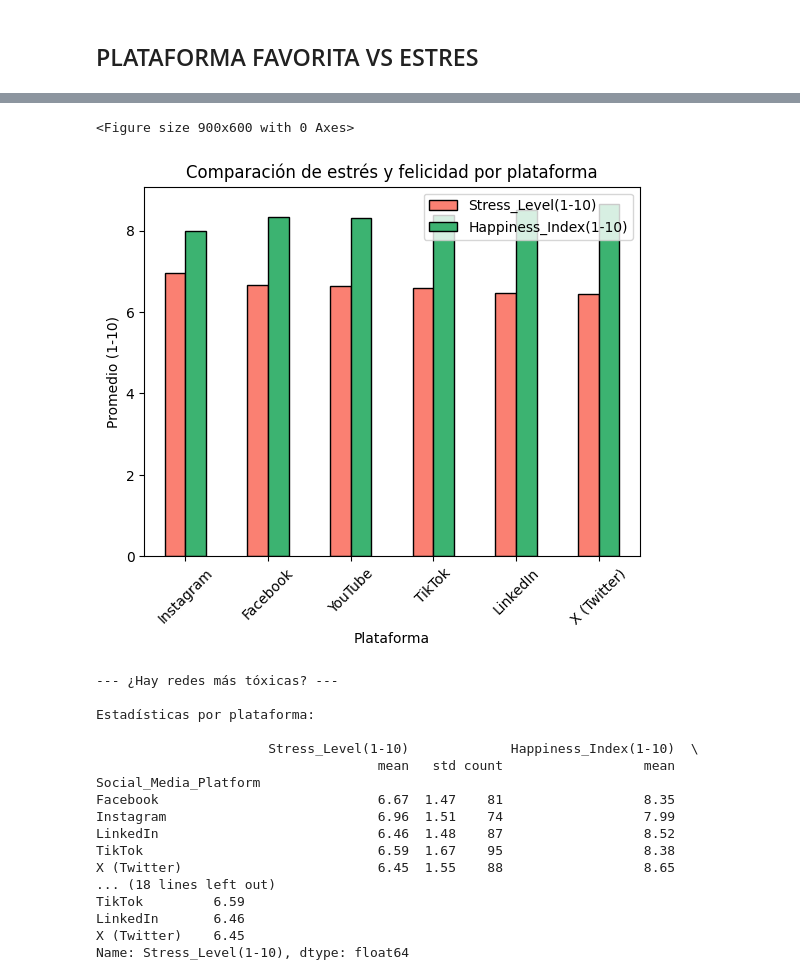
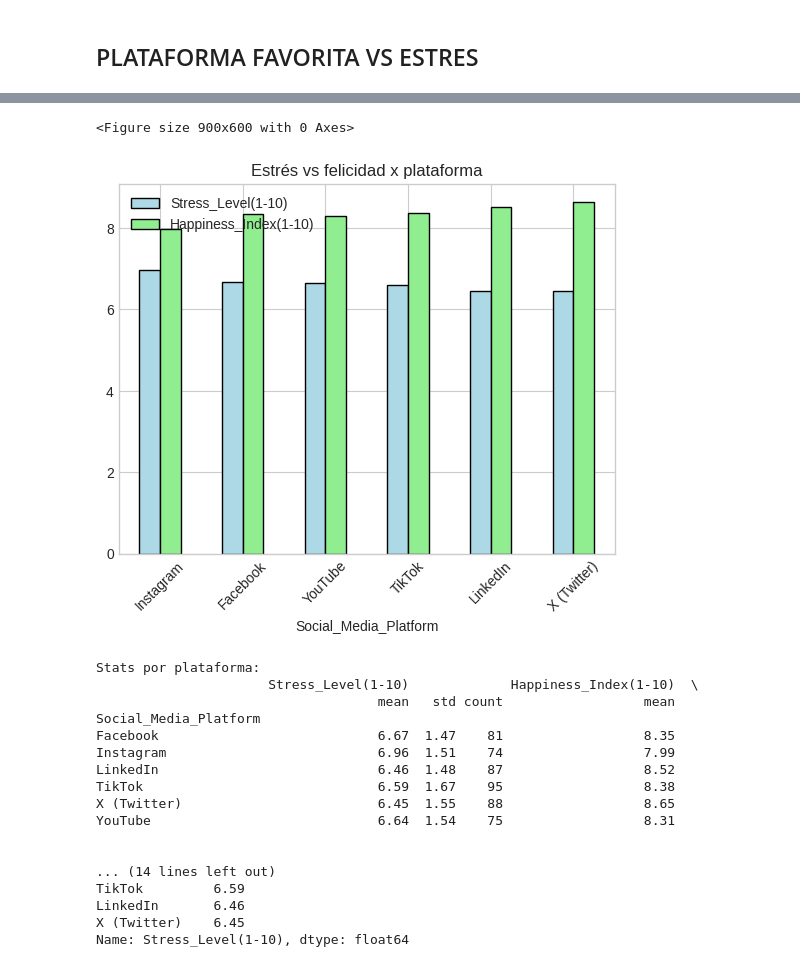
Before and after one commit to Neyder2502/salud-mental-analisis-datos, a Jupyter notebook: notebooks/Neyder.ipynb, the cells around one changed output, grey strips where cells are left out. Saved outputs shown, nothing was run; the diff lists cells and outputs as text; code cells hidden in the pictures.

```diff
--- a/notebooks/Neyder.ipynb
+++ b/notebooks/Neyder.ipynb
@@ -372,61 +312,44 @@ Name: Happiness_Index(1-10), dtype: float64
 # %% [markdown]
 ## PLATAFORMA FAVORITA VS ESTRES
 # %%
-# Calcular promedio de estrés por plataforma
-estres_plataforma = (
-    df.groupby('Social_Media_Platform')['Stress_Level(1-10)']
-      .mean()
-      .sort_values(ascending=False))
+# estres promedio x plataforma
+estres_plat = df.groupby('Social_Media_Platform')['Stress_Level(1-10)'].mean().sort_values(ascending=False)
 
-# 1. Barras de estrés por plataforma
+# barras estres
 plt.figure(figsize=(8,5))
-sns.barplot(x=estres_plataforma.index, y=estres_plataforma.values, palette="Reds_r")
-plt.axhline(y=df['Stress_Level(1-10)'].mean(), color="black", linestyle="--", label="Promedio general")
-
-plt.title("Estrés promedio por plataforma")
-plt.xlabel("Plataforma")
-plt.ylabel("Nivel de estrés promedio (1-10)")
-plt.xticks(rotation=45)
-plt.legend()
-plt.show()
-
-# 2. Boxplot del estrés por plataforma
-plt.figure(figsize=(8,5))
-sns.boxplot(data=df, x='Social_Media_Platform', y='Stress_Level(1-10)')
-plt.title("Distribución del estrés por plataforma")
-plt.xlabel("Plataforma")
-plt.ylabel("Nivel de estrés (1-10)")
+sns.barplot(x=estres_plat.index, y=estres_plat.values, palette="Reds_r")
+plt.axhline(y=df['Stress_Level(1-10)'].mean(), color="black", linestyle="--")
+plt.title("Estrés x plataforma")
 plt.xticks(rotation=45)
 plt.show()
 
-# 3. Comparación: Estrés vs Felicidad
-comparacion = (
-    df.groupby('Social_Media_Platform')[['Stress_Level(1-10)', 'Happiness_Index(1-10)']]
-      .mean()
-      .sort_values('Stress_Level(1-10)', ascending=False)
-)
-
-plt.figure(figsize=(9,6))
-comparacion.plot(kind='bar', color=['salmon', 'mediumseagreen'], edgecolor='black')
-plt.title("Comparación de estrés y felicidad por plataforma")
-plt.xlabel("Plataforma")
-plt.ylabel("Promedio (1-10)")
+# boxplot estres
+plt.figure(figsize=(8,5))
+sns.boxplot(data=df, x='Social_Media_Platform', y='Stress_Level(1-10)')
+plt.title("Distribución estrés x plataforma")
 plt.xticks(rotation=45)
 plt.show()
 
-# 4. Tabla estadística completa
-print("\n--- ¿Hay redes más tóxicas? ---\n")
+# comparar estres y felicidad
+comp = df.groupby('Social_Media_Platform')[['Stress_Level(1-10)', 'Happiness_Index(1-10)']].mean()
+comp = comp.sort_values('Stress_Level(1-10)', ascending=False)
 
-stats_plataforma = df.groupby('Social_Media_Platform').agg({
+plt.figure(figsize=(9,6))
+comp.plot(kind='bar', color=['lightblue', 'lightgreen'], edgecolor='black')
+plt.title("Estrés vs felicidad x plataforma")
+plt.xticks(rotation=45)
+plt.show()
+
+# estadisticas
+stats = df.groupby('Social_Media_Platform').agg({
     'Stress_Level(1-10)': ['mean', 'std', 'count'],
     'Happiness_Index(1-10)': ['mean', 'std']
 }).round(2)
 
-print("Estadísticas por plataforma:\n")
-print(stats_plataforma)
-
-print("\nRanking de plataformas por estrés (de mayor a menor):\n")
-print(estres_plataforma.round(2))
+print("Stats por plataforma:")
+print(stats)
+print("\nRanking estres:")
+print(estres_plat.round(2))
 # %% [output]
 Passing `palette` without assigning `hue` is deprecated and will be removed in v0.14.0. Assign the `x` variable to `hue` and set `legend=False` for the same effect.
 
@@ -436,9 +359,6 @@ Passing `palette` without assigning `hue` is deprecated and will be removed in v
 <Figure size 900x600 with 0 Axes>
-[figure, old version]
+[figure, new version]
---- ¿Hay redes más tóxicas? ---
-
-Estadísticas por plataforma:
-
+Stats por plataforma:
                       Stress_Level(1-10)             Happiness_Index(1-10)  \
                                     mean   std count                  mean
 Social_Media_Platform
@@ -447,7 +367,10 @@ Instagram                           6.96  1.51    74                  7.99
 LinkedIn                            6.46  1.48    87                  8.52
 TikTok                              6.59  1.67    95                  8.38
 X (Twitter)                         6.45  1.55    88                  8.65
-... (18 lines left out)
+YouTube                             6.64  1.54    75                  8.31
+
+
+... (14 lines left out)
 TikTok         6.59
 LinkedIn       6.46
 X (Twitter)    6.45
```
Also changed, not shown: parts of 6 cells of this notebook.
